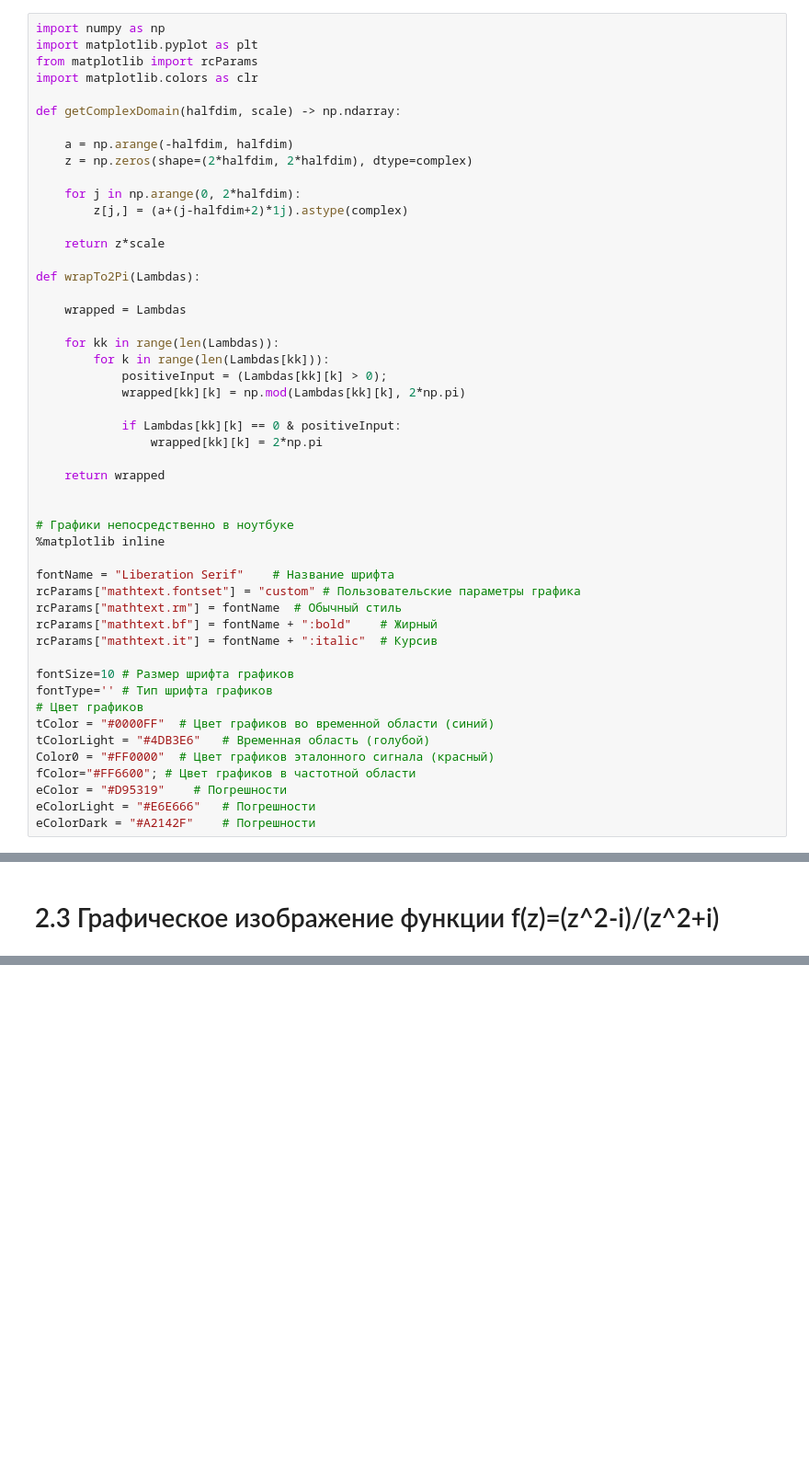
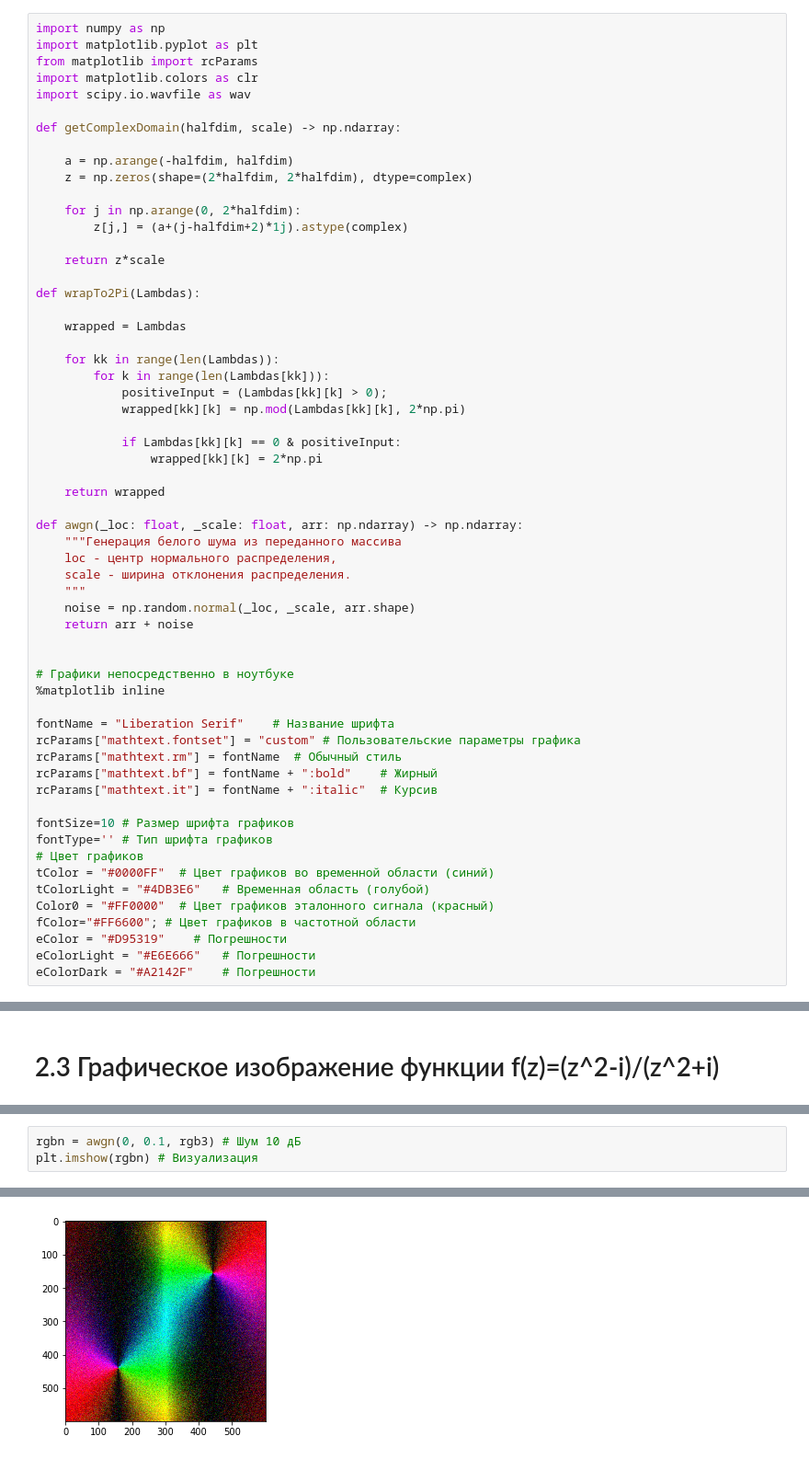
Before and after one commit to SakuraOneLove/DSP-2020, a Jupyter notebook: 7.ipynb, the cells around one changed output, grey strips where cells are left out. Shown at 92% size. Saved outputs shown, nothing was run; the diff lists cells and outputs as text; blank space fills up the shorter version.

```diff
--- a/7.ipynb
+++ b/7.ipynb
@@ -7,6 +7,7 @@ import numpy as np
 import matplotlib.pyplot as plt
 from matplotlib import rcParams
 import matplotlib.colors as clr
+import scipy.io.wavfile as wav
 
 def getComplexDomain(halfdim, scale) -> np.ndarray:
 
@@ -32,6 +33,14 @@ def wrapTo2Pi(Lambdas):
 
     return wrapped
 
+def awgn(_loc: float, _scale: float, arr: np.ndarray) -> np.ndarray:
+    """Генерация белого шума из переданного массива
+    loc - центр нормального распределения,
+    scale - ширина отклонения распределения.
+    """
+    noise = np.random.normal(_loc, _scale, arr.shape)
+    return arr + noise
+
 
 # Графики непосредственно в ноутбуке
 %matplotlib inline
@@ -129,0 +144,4 @@ plt.imshow(rgb3) # Визуализация
+# %%
+rgbn = awgn(0, 0.1, rgb3) # Шум 10 дБ
+plt.imshow(rgbn) # Визуализация
+# %% [output]
@@ -129,0 +150 @@ plt.imshow(rgb3) # Визуализация
+[figure, added]
```
Also changed, not shown: parts of 12 cells of this notebook.
